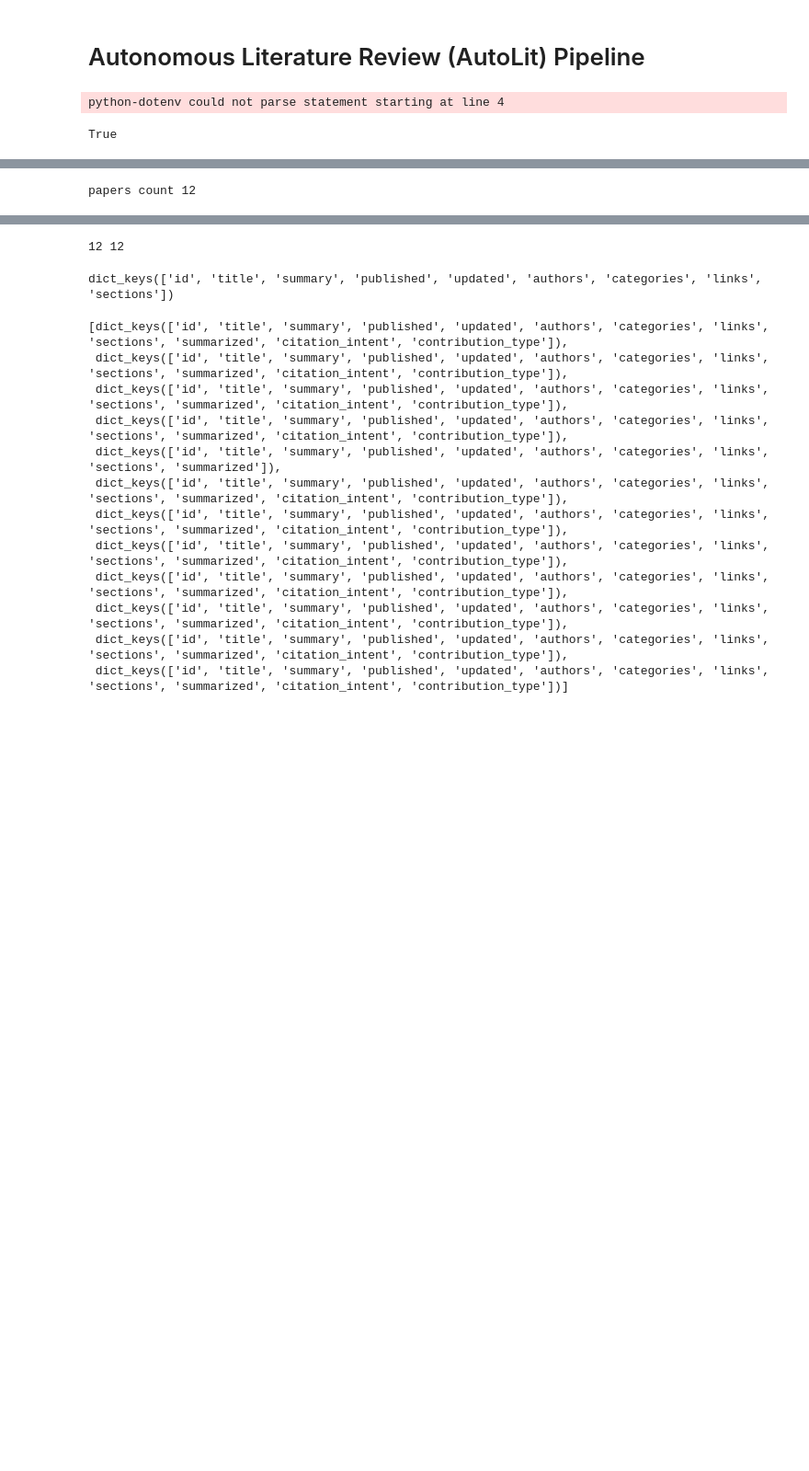
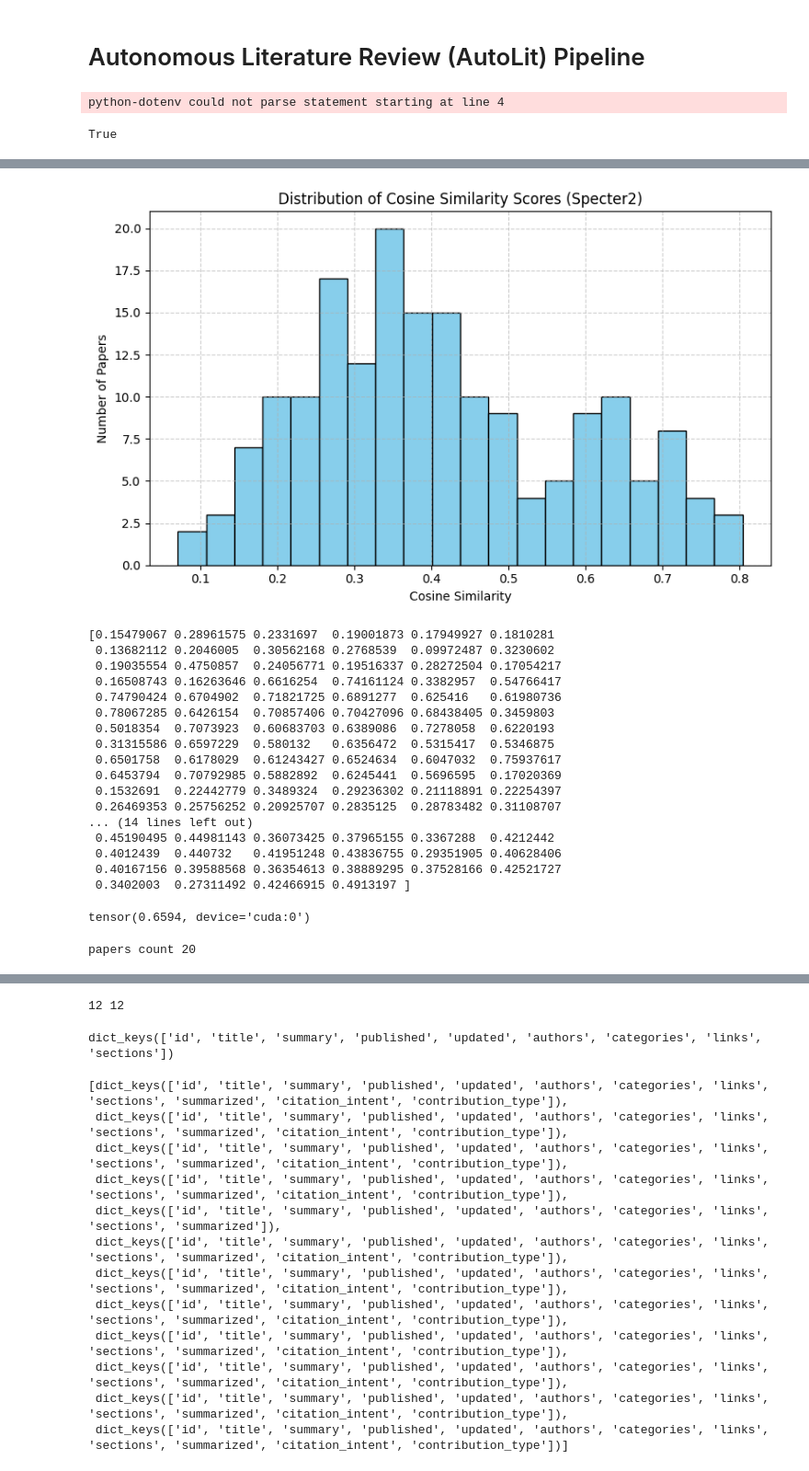
Before and after one commit to abhiyandhakal/autolit, a Jupyter notebook: app/main.ipynb, the cells around one changed output, grey strips where cells are left out. Shown at 92% size. Drawn from its saved outputs; the diff is of its cells as text; code cells hidden in the pictures; blank space fills up the shorter version.

```diff
--- a/app/main.ipynb
+++ b/app/main.ipynb
@@ -179,47 +178,94 @@ for paper in papers_unfiltered:
 # Retrieve Relevant Papers
 from typing import List, Dict
 from sentence_transformers import SentenceTransformer, util
+import matplotlib.pyplot as plt
+import torch
 
 model = SentenceTransformer('all-MiniLM-L6-v2')
+# model = SentenceTransformer('allenai/specter2_base')
 
 def retrieve_relevant_papers(title: str, abstract: str, related_papers: List[Dict]) -> List[Dict[str,str]]:
     '''
     Retrieve the top k related papers based on the title and abstract of a given paper.
     '''
     if not related_papers:
         return []
 
     # Generate embeddings for the title and abstract
     query = f"{title.strip()} {abstract.strip()}"
 
     query_embedding = model.encode(query, convert_to_tensor=True)
 
     # Prepare the contents of the related papers for embedding
 
     paper_contents = []
 
     for paper in related_papers:
         paper_title = paper.get('title', '').strip()
         paper_abstract = paper.get('summary', '').strip()
         paper_contents.append(f"{paper_title} {paper_abstract}")
 
     paper_embeddings = model.encode(paper_contents, convert_to_tensor=True)
 
     # Compute cosine similarities
+    cosine_scores = util.cos_sim(query_embedding, paper_embeddings)[0]
 
-    cosine_scores = util.cos_sim(query_embedding, paper_embeddings)[0]
-    min_papers = 8
+    # Convert tensor to NumPy array (if needed)
+    scores = cosine_scores.cpu().numpy()  # .cpu() in case you're on GPU
 
-    thresholds = [0.75, 0.7, 0.65, 0.6]
-    for threshold in thresholds:
-        relevant_indices = (cosine_scores >= threshold).nonzero(as_tuple=True)[0]
-        if len(relevant_indices) >= min_papers or threshold == thresholds[-1]:
-            relevant_papers = [related_papers[i] for i in relevant_indices.tolist()]
-            return relevant_papers
+    # Plot histogram
+    plt.figure(figsize=(8, 5))
+    plt.hist(scores, bins=20, color='skyblue', edgecolor='black')
+    plt.title("Distribution of Cosine Similarity Scores (Specter2)")
+    plt.xlabel("Cosine Similarity")
+    plt.ylabel("Number of Papers")
+    plt.grid(True, linestyle='--', alpha=0.6)
 
-    return []  # fallback (shouldn't be reached if thresholds cover enough ground)top_papers = retrieve_relevant_papers(title=title, abstract=abstract, related_papers=papers)
+    plt.tight_layout()
+    plt.show()
+
+    print(scores)
+    # min_papers = 8
+
+    # thresholds = [0.7, 0.65, 0.6]
+    # for threshold in thresholds:
+    #     relevant_indices = (cosine_scores >= threshold).nonzero(as_tuple=True)[0]
+    #     if len(relevant_indices) >= min_papers or threshold == thresholds[-1]:
+    #         relevant_papers = [related_papers[i] for i in relevant_indices.tolist()]
+    #         return relevant_papers
+
+    q1 = torch.quantile(cosine_scores, 0.25)
+    q3 = torch.quantile(cosine_scores, 0.75)
+    iqr = q3 - q1
+
+    # Set threshold at Q3 + 0.5 * IQR
+    threshold = q3 + 0.5 * iqr
+    display(threshold)
+
+    relevant_indices = (cosine_scores >= threshold).nonzero(as_tuple=True)[0]
+    relevant_papers = [related_papers[i] for i in relevant_indices.tolist()]
+    return relevant_papers
 
 top_papers = retrieve_relevant_papers(title, abstract, papers)
 print("papers count", len(top_papers))
 # %% [output]
+[figure, added]
-papers count 12
+[0.15479067 0.28961575 0.2331697  0.19001873 0.17949927 0.1810281
+ 0.13682112 0.2046005  0.30562168 0.2768539  0.09972487 0.3230602
+ 0.19035554 0.4750857  0.24056771 0.19516337 0.28272504 0.17054217
+ 0.16508743 0.16263646 0.6616254  0.74161124 0.3382957  0.54766417
+ 0.74790424 0.6704902  0.71821725 0.6891277  0.625416   0.61980736
+ 0.78067285 0.6426154  0.70857406 0.70427096 0.68438405 0.3459803
+ 0.5018354  0.7073923  0.60683703 0.6389086  0.7278058  0.6220193
+ 0.31315586 0.6597229  0.580132   0.6356472  0.5315417  0.5346875
+ 0.6501758  0.6178029  0.61243427 0.6524634  0.6047032  0.75937617
+ 0.6453794  0.70792985 0.5882892  0.6245441  0.5696595  0.17020369
+ 0.1532691  0.22442779 0.3489324  0.29236302 0.21118891 0.22254397
+ 0.26469353 0.25756252 0.20925707 0.2835125  0.28783482 0.31108707
+... (14 lines left out)
+ 0.45190495 0.44981143 0.36073425 0.37965155 0.3367288  0.4212442
+ 0.4012439  0.440732   0.41951248 0.43836755 0.29351905 0.40628406
+ 0.40167156 0.39588568 0.36354613 0.38889295 0.37528166 0.42521727
+ 0.3402003  0.27311492 0.42466915 0.4913197 ]
+tensor(0.6594, device='cuda:0')
+papers count 20
```
Also changed, not shown: parts of 3 cells of this notebook, 5 other files.
